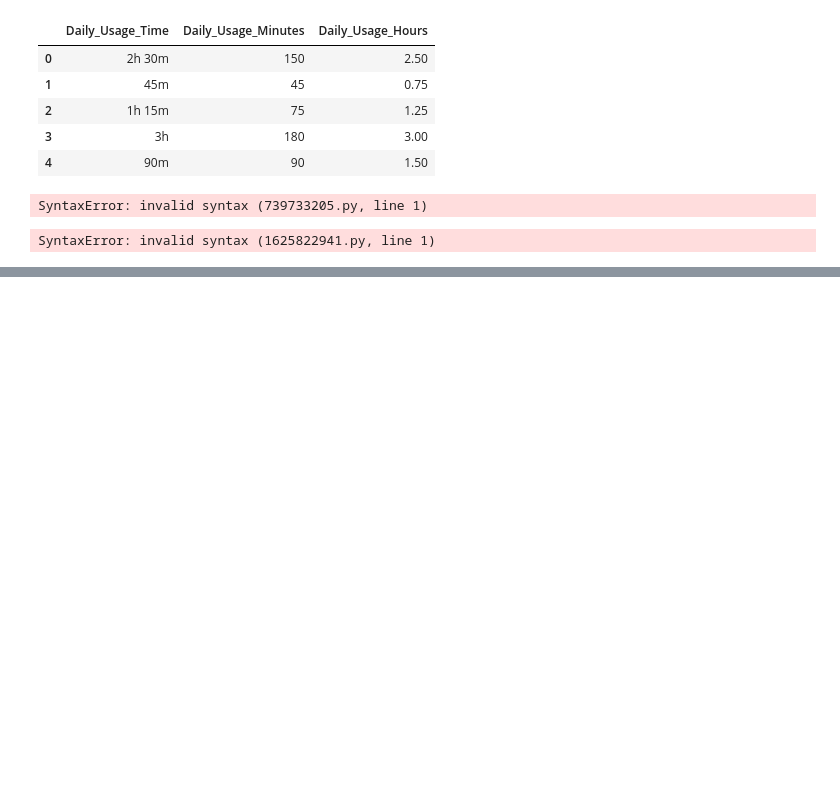
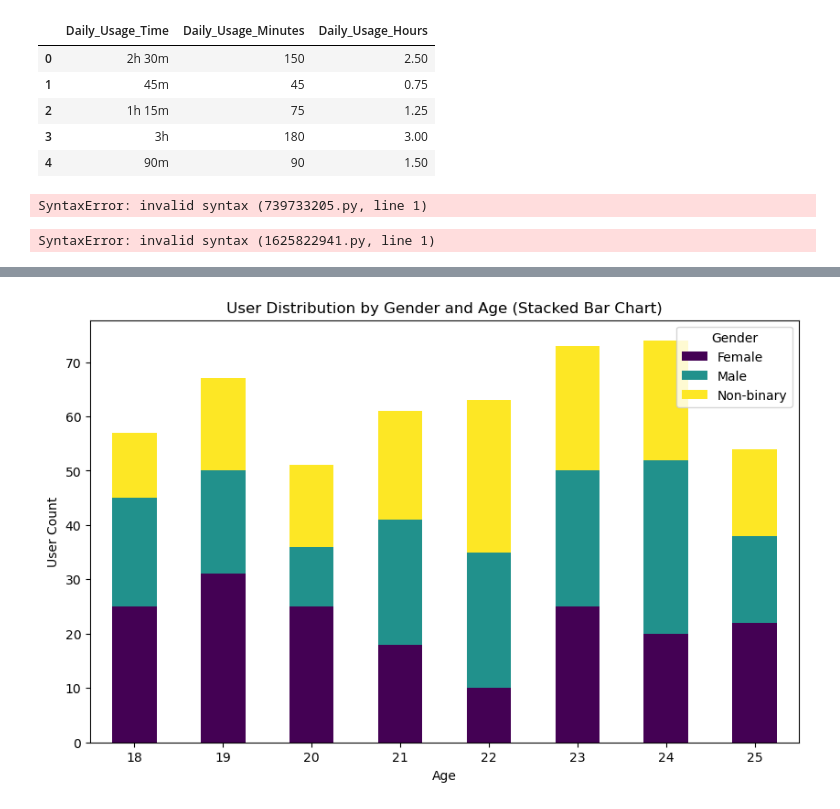
Before and after one commit to FemitheDreamer/ML-EDA, a Jupyter notebook: dataset/archive/Practice1.ipynb, the cells around one changed output, grey strips where cells are left out. Cells and saved outputs as stored; diff of their text form; code cells hidden in the pictures; blank space fills up the shorter version.

```diff
--- a/dataset/archive/Practice1.ipynb
+++ b/dataset/archive/Practice1.ipynb
@@ -573,0 +818,24 @@ SyntaxError: invalid syntax (2164560574.py, line 1)
+# %%
+import pandas as pd
+import matplotlib.pyplot as plt
+
+# Load dataset
+data = pd.read_csv("GenZ_DatingApp_Data.csv")
+
+# Aggregate user count by Gender and Age Group
+gender_age_summary = data.groupby(["Gender", "Age"]).size().unstack(fill_value=0)
+
+# Plot Stacked Bar Chart
+gender_age_summary.T.plot(kind="bar", stacked=True, figsize=(10, 6), colormap="viridis")
+
+# Labels and title
+plt.xlabel("Age")
+plt.ylabel("User Count")
+plt.title("User Distribution by Gender and Age (Stacked Bar Chart)")
+plt.legend(title="Gender")
+plt.xticks(rotation=0)
+
+# Show plot
+plt.show()
+# %% [output]
+[figure, added]
```
Also changed, not shown: parts of 16 cells of this notebook.
